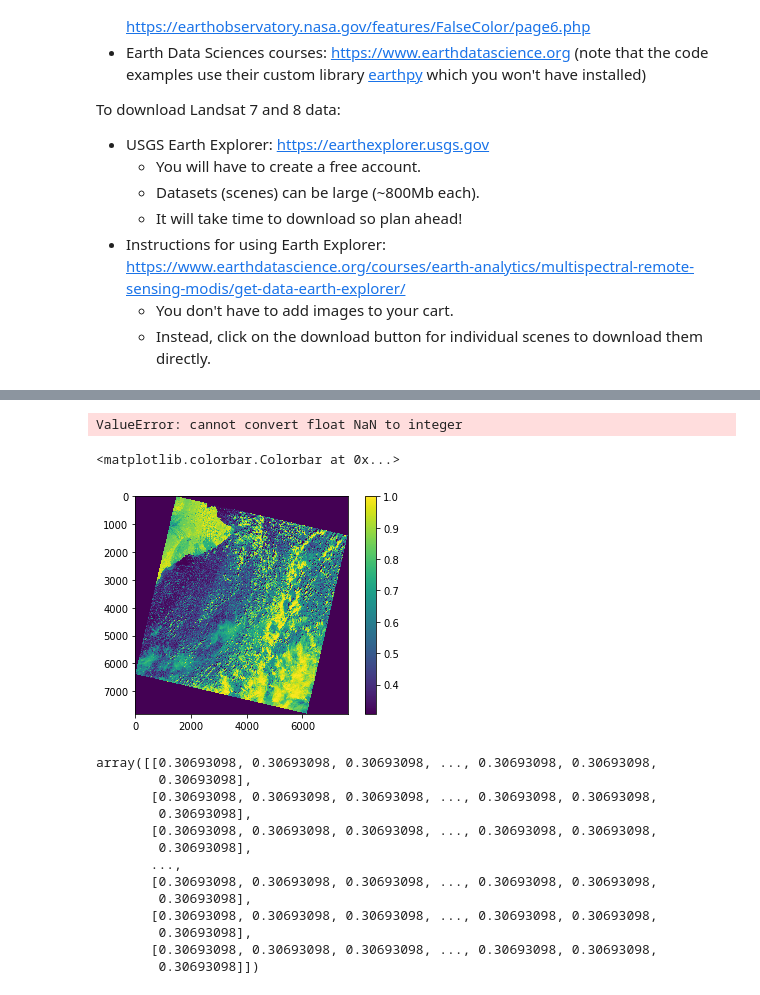
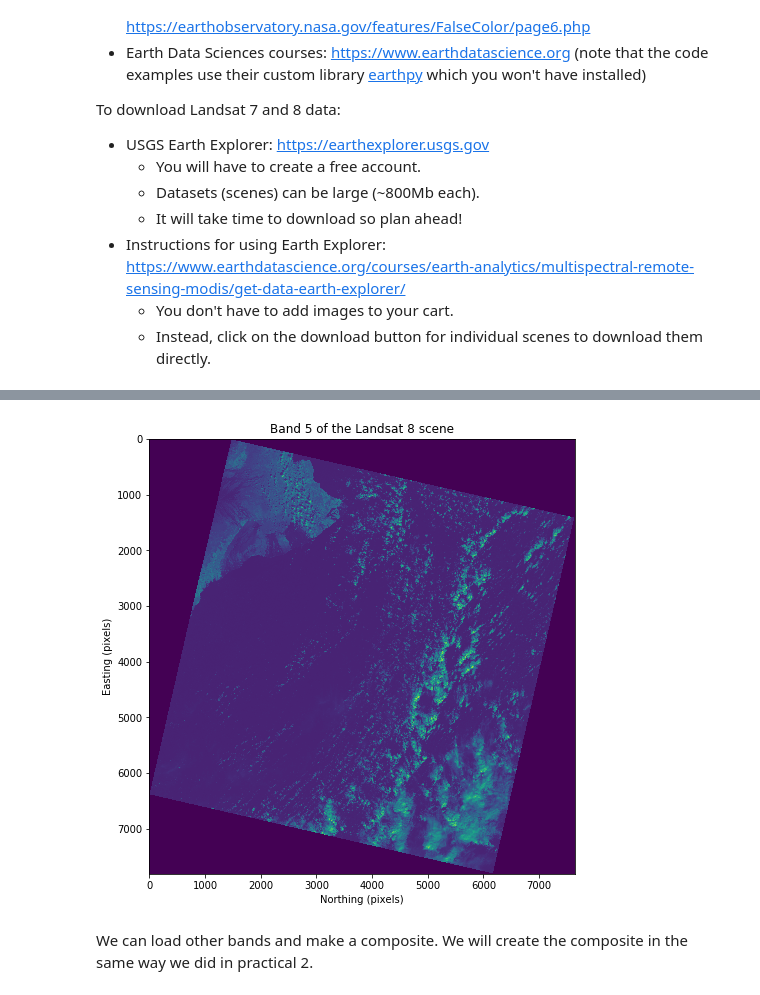
Before and after one commit to leouieda/remote-sensing, a Jupyter notebook: report/remote-sensing-report-template.ipynb, the cells around one changed output, grey strips where cells are left out. Drawn from its saved outputs; the diff is of its cells as text; code cells hidden in the pictures.

Commit message:
Finish example data loading and analysis

```diff
--- a/report/remote-sensing-report-template.ipynb
+++ b/report/remote-sensing-report-template.ipynb
@@ -114,6 +118,2 @@ import numpy as np
 # %%
-a = skimage.io.imread("/home/leo/Downloads/LC08_L1TP_062047_20181208_20181226_01_T1/LC08_L1TP_062047_20181208_20181226_01_T1_B5.TIF")
+band5 = skimage.io.imread("data/LC08_L1TP_062047_20181208_20181226_01_T1/LC08_L1TP_062047_20181208_20181226_01_T1_B5.TIF")
-# %%
-a[a == 0] = np.nan
-# %% [output]
-ValueError: cannot convert float NaN to integer
@@ -122,22 +120,13 @@ a = skimage.exposure.equalize_hist(a)
-# %%
-plt.imshow(a)
-plt.colorbar()
-# %% [output]
-<matplotlib.colorbar.Colorbar at 0x...>
-[figure, removed]
-# %%
-a
-# %% [output]
-array([[0.30693098, 0.30693098, 0.30693098, ..., 0.30693098, 0.30693098,
-        0.30693098],
-       [0.30693098, 0.30693098, 0.30693098, ..., 0.30693098, 0.30693098,
-        0.30693098],
-       [0.30693098, 0.30693098, 0.30693098, ..., 0.30693098, 0.30693098,
-        0.30693098],
-       ...,
-       [0.30693098, 0.30693098, 0.30693098, ..., 0.30693098, 0.30693098,
-        0.30693098],
-       [0.30693098, 0.30693098, 0.30693098, ..., 0.30693098, 0.30693098,
-        0.30693098],
-       [0.30693098, 0.30693098, 0.30693098, ..., 0.30693098, 0.30693098,
-        0.30693098]])
+# %%
+plt.figure(figsize=(9, 8))
+plt.title("Band 5 of the Landsat 8 scene")
+plt.imshow(band5)
+plt.xlabel("Northing (pixels)")
+plt.ylabel("Easting (pixels)")
+# To save the figure to a PNG or PDF. Sppecify the dpi argument to increase resolution.
+plt.savefig("landsat8-band5.png")
+plt.show()
+# %% [output]
+[figure, added]
+# %% [markdown]
+We can load other bands and make a composite. We will create the composite in the same way we did in practical 2.
```
Also changed, not shown: parts of 12 cells of this notebook.
